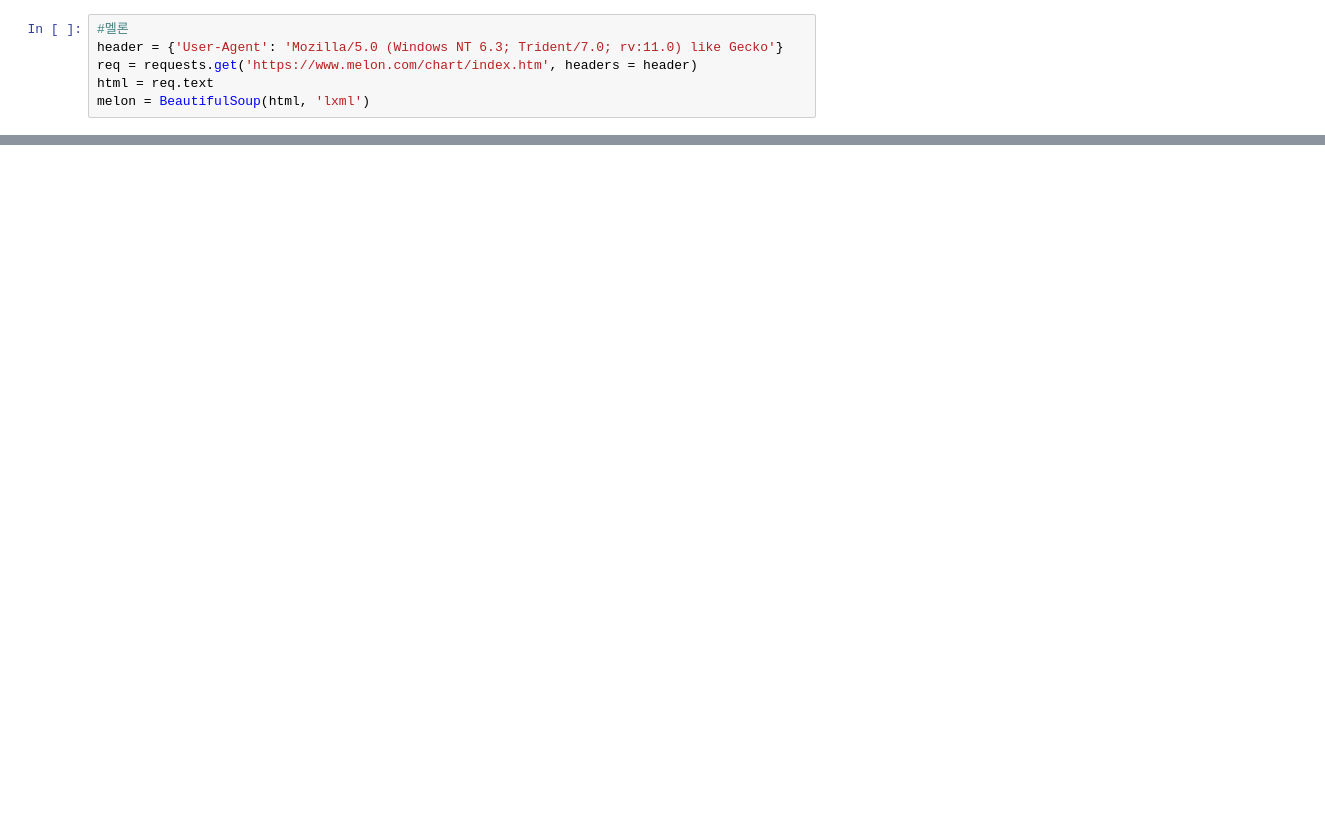
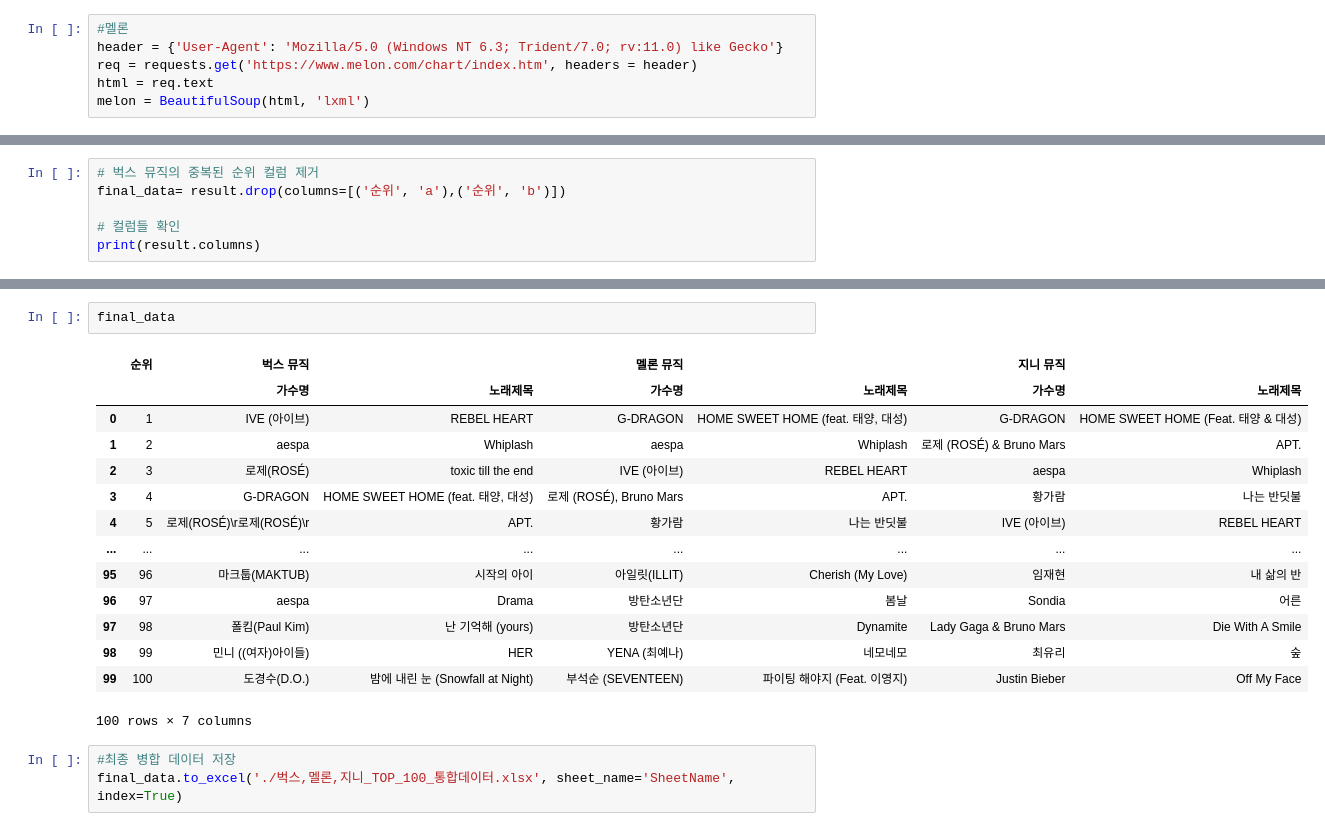
Before and after one commit to Kkaemii/SeSac_Practice, a Jupyter notebook: Mini_Project/Project_4/chart_top100.ipynb, the cells around one changed output, grey strips where cells are left out. Saved outputs shown, nothing was run; the diff lists cells and outputs as text; blank space fills up the shorter version.

```diff
--- a/Mini_Project/Project_4/chart_top100.ipynb
+++ b/Mini_Project/Project_4/chart_top100.ipynb
@@ -51,0 +257,6 @@ print(g_artist[1].get_text())
+# %%
+# 벅스 뮤직의 중복된 순위 컬럼 제거
+final_data= result.drop(columns=[('순위', 'a'),('순위', 'b')])
+
+# 컬럼들 확인
+print(result.columns)
@@ -51,0 +274,20 @@ print(g_artist[1].get_text())
+# %%
+final_data
+# %% [output]
+|  | 순위 | 벅스 뮤직 |  | 멜론 뮤직 |  | 지니 뮤직 |  |
+|  |  | 가수명 | 노래제목 | 가수명 | 노래제목 | 가수명 | 노래제목 |
+| 0 | 1 | IVE (아이브) | REBEL HEART | G-DRAGON | HOME SWEET HOME (feat. 태양, 대성) | G-DRAGON | HOME SWEET HOME (Feat. 태양 & 대성) |
+| 1 | 2 | aespa | Whiplash | aespa | Whiplash | 로제 (ROSÉ) & Bruno Mars | APT. |
+| 2 | 3 | 로제(ROSÉ) | toxic till the end | IVE (아이브) | REBEL HEART | aespa | Whiplash |
+| 3 | 4 | G-DRAGON | HOME SWEET HOME (feat. 태양, 대성) | 로제 (ROSÉ), Bruno Mars | APT. | 황가람 | 나는 반딧불 |
+| 4 | 5 | 로제(ROSÉ)\r로제(ROSÉ)\r | APT. | 황가람 | 나는 반딧불 | IVE (아이브) | REBEL HEART |
+| ... | ... | ... | ... | ... | ... | ... | ... |
+| 95 | 96 | 마크툽(MAKTUB) | 시작의 아이 | 아일릿(ILLIT) | Cherish (My Love) | 임재현 | 내 삶의 반 |
+| 96 | 97 | aespa | Drama | 방탄소년단 | 봄날 | Sondia | 어른 |
+| 97 | 98 | 폴킴(Paul Kim) | 난 기억해 (yours) | 방탄소년단 | Dynamite | Lady Gaga & Bruno Mars | Die With A Smile |
+| 98 | 99 | 민니 ((여자)아이들) | HER | YENA (최예나) | 네모네모 | 최유리 | 숲 |
+| 99 | 100 | 도경수(D.O.) | 밤에 내린 눈 (Snowfall at Night) | 부석순 (SEVENTEEN) | 파이팅 해야지 (Feat. 이영지) | Justin Bieber | Off My Face |
+100 rows × 7 columns
+# %%
+#최종 병합 데이터 저장
+final_data.to_excel('./벅스,멜론,지니_TOP_100_통합데이터.xlsx', sheet_name='SheetName', index=True)
```
Also changed, not shown: parts of 16 cells of this notebook, 5 other files.
